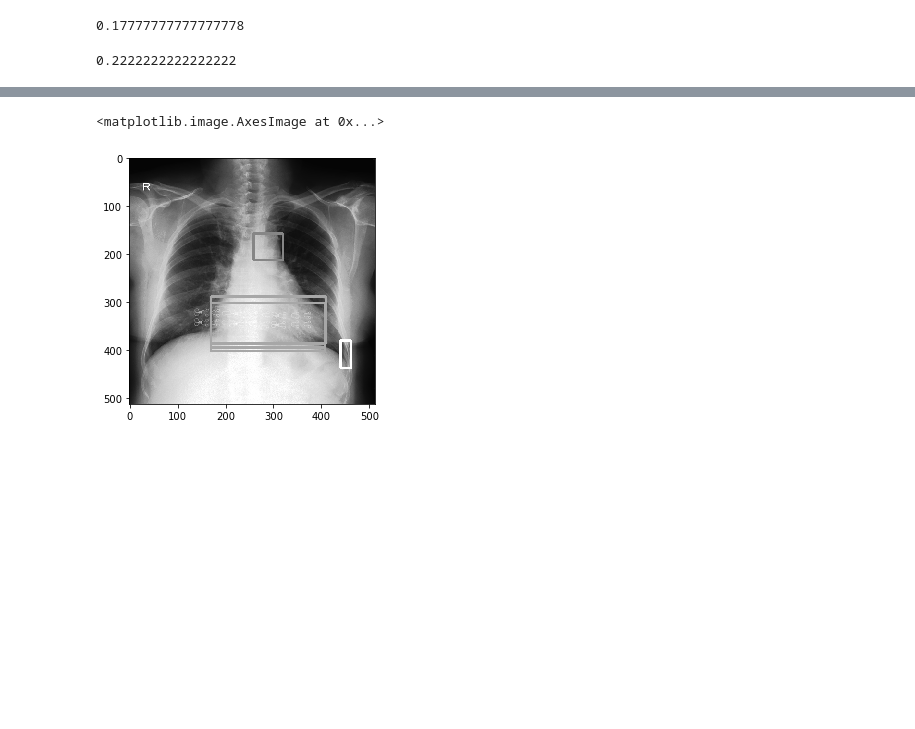
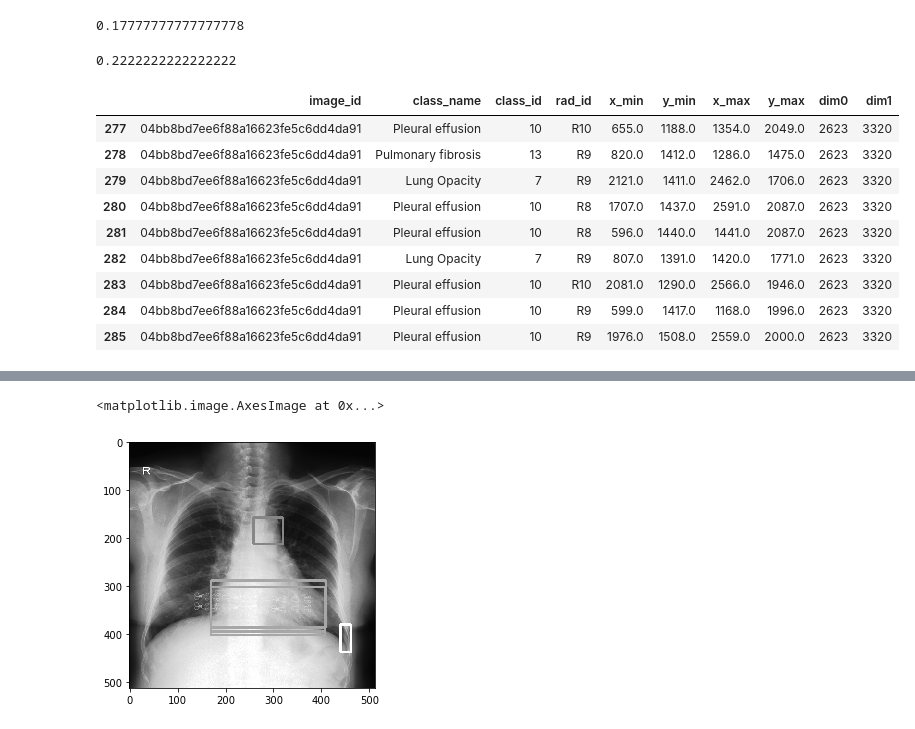
Before and after one commit to ShinAnase/VinBigData, a Jupyter notebook: EDA.ipynb, the cells around one changed output, grey strips where cells are left out. Cells and saved outputs as stored; diff of their text form; code cells hidden in the pictures; blank space fills up the shorter version.

```diff
--- a/EDA.ipynb
+++ b/EDA.ipynb
@@ -215,6 +215,19 @@ rate_x
 rate_y
 # %% [output]
 0.2222222222222222
+# %%
+finding_df[finding_df.image_id == "04bb8bd7ee6f88a16623fe5c6dd4da91"]
+# %% [output]
+|  | image_id | class_name | class_id | rad_id | x_min | y_min | x_max | y_max | dim0 | dim1 |
+| 277 | 04bb8bd7ee6f88a16623fe5c6dd4da91 | Pleural effusion | 10 | R10 | 655.0 | 1188.0 | 1354.0 | 2049.0 | 2623 | 3320 |
+| 278 | 04bb8bd7ee6f88a16623fe5c6dd4da91 | Pulmonary fibrosis | 13 | R9 | 820.0 | 1412.0 | 1286.0 | 1475.0 | 2623 | 3320 |
+| 279 | 04bb8bd7ee6f88a16623fe5c6dd4da91 | Lung Opacity | 7 | R9 | 2121.0 | 1411.0 | 2462.0 | 1706.0 | 2623 | 3320 |
+| 280 | 04bb8bd7ee6f88a16623fe5c6dd4da91 | Pleural effusion | 10 | R8 | 1707.0 | 1437.0 | 2591.0 | 2087.0 | 2623 | 3320 |
+| 281 | 04bb8bd7ee6f88a16623fe5c6dd4da91 | Pleural effusion | 10 | R8 | 596.0 | 1440.0 | 1441.0 | 2087.0 | 2623 | 3320 |
+| 282 | 04bb8bd7ee6f88a16623fe5c6dd4da91 | Lung Opacity | 7 | R9 | 807.0 | 1391.0 | 1420.0 | 1771.0 | 2623 | 3320 |
+| 283 | 04bb8bd7ee6f88a16623fe5c6dd4da91 | Pleural effusion | 10 | R10 | 2081.0 | 1290.0 | 2566.0 | 1946.0 | 2623 | 3320 |
+| 284 | 04bb8bd7ee6f88a16623fe5c6dd4da91 | Pleural effusion | 10 | R9 | 599.0 | 1417.0 | 1168.0 | 1996.0 | 2623 | 3320 |
+| 285 | 04bb8bd7ee6f88a16623fe5c6dd4da91 | Pleural effusion | 10 | R9 | 1976.0 | 1508.0 | 2559.0 | 2000.0 | 2623 | 3320 |
 # %%
 finding_df[finding_df.dim0 < finding_df.dim1]
 # %% [output]
```
Also changed, not shown: 1 other file.
